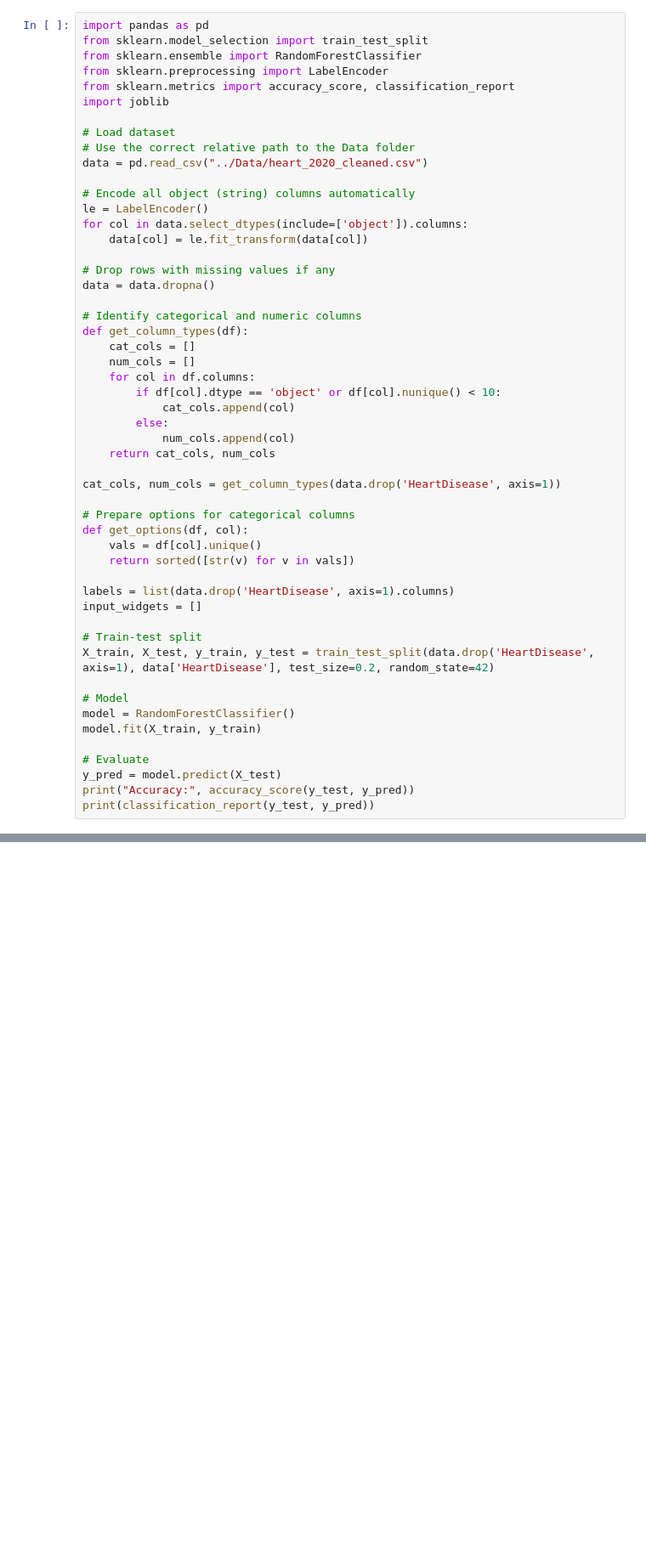
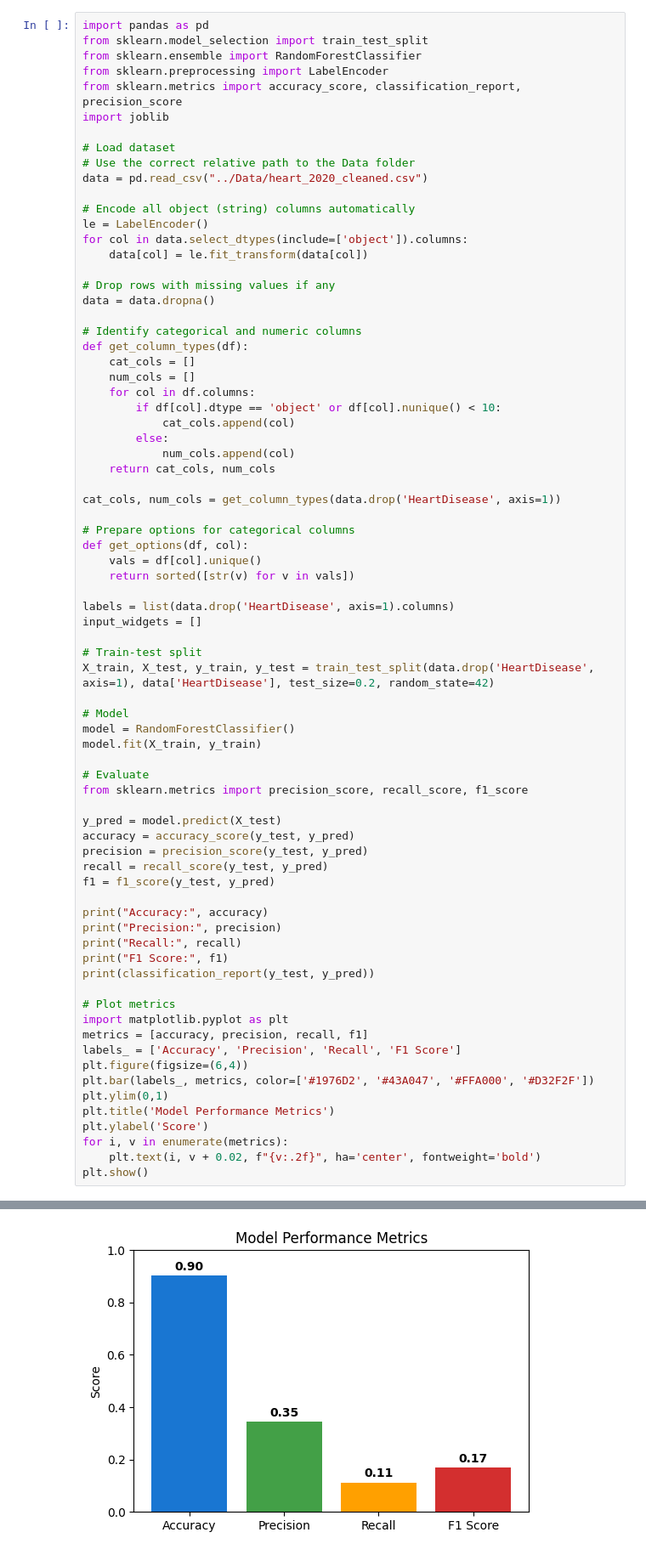
Before and after one commit to 208ahadhasan/Heart-Disease-Predictor, a Jupyter notebook: Notebook/heart_disease_prediction.ipynb, the cells around one changed output, grey strips where cells are left out. Shown: that part at 85% size. Drawn from its saved outputs; the diff is of its cells as text; blank space fills up the shorter version.

```diff
--- a/Notebook/heart_disease_prediction.ipynb
+++ b/Notebook/heart_disease_prediction.ipynb
@@ -3,7 +3,7 @@ import pandas as pd
 from sklearn.model_selection import train_test_split
 from sklearn.ensemble import RandomForestClassifier
 from sklearn.preprocessing import LabelEncoder
-from sklearn.metrics import accuracy_score, classification_report
+from sklearn.metrics import accuracy_score, classification_report, precision_score
 import joblib
 
 # Load dataset
@@ -47,7 +47,30 @@ model = RandomForestClassifier()
 model.fit(X_train, y_train)
 
 # Evaluate
+from sklearn.metrics import precision_score, recall_score, f1_score
+
 y_pred = model.predict(X_test)
-print("Accuracy:", accuracy_score(y_test, y_pred))
+accuracy = accuracy_score(y_test, y_pred)
+precision = precision_score(y_test, y_pred)
+recall = recall_score(y_test, y_pred)
+f1 = f1_score(y_test, y_pred)
+
+print("Accuracy:", accuracy)
+print("Precision:", precision)
+print("Recall:", recall)
+print("F1 Score:", f1)
 print(classification_report(y_test, y_pred))
+
+# Plot metrics
+import matplotlib.pyplot as plt
+metrics = [accuracy, precision, recall, f1]
+labels_ = ['Accuracy', 'Precision', 'Recall', 'F1 Score']
+plt.figure(figsize=(6,4))
+plt.bar(labels_, metrics, color=['#1976D2', '#43A047', '#FFA000', '#D32F2F'])
+plt.ylim(0,1)
+plt.title('Model Performance Metrics')
+plt.ylabel('Score')
+for i, v in enumerate(metrics):
+    plt.text(i, v + 0.02, f"{v:.2f}", ha='center', fontweight='bold')
+plt.show()
 # %% [output]
@@ -62 +88,2 @@ Accuracy: 0.9046107662721431
 weighted avg       0.87      0.90      0.88     63959
+[figure, added]
```
Also changed, not shown: parts of 12 cells of this notebook.
